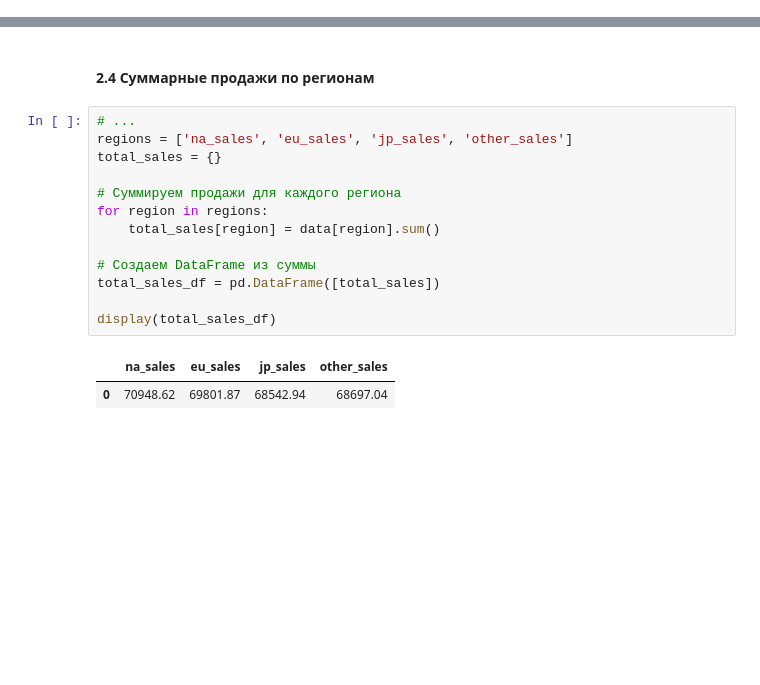
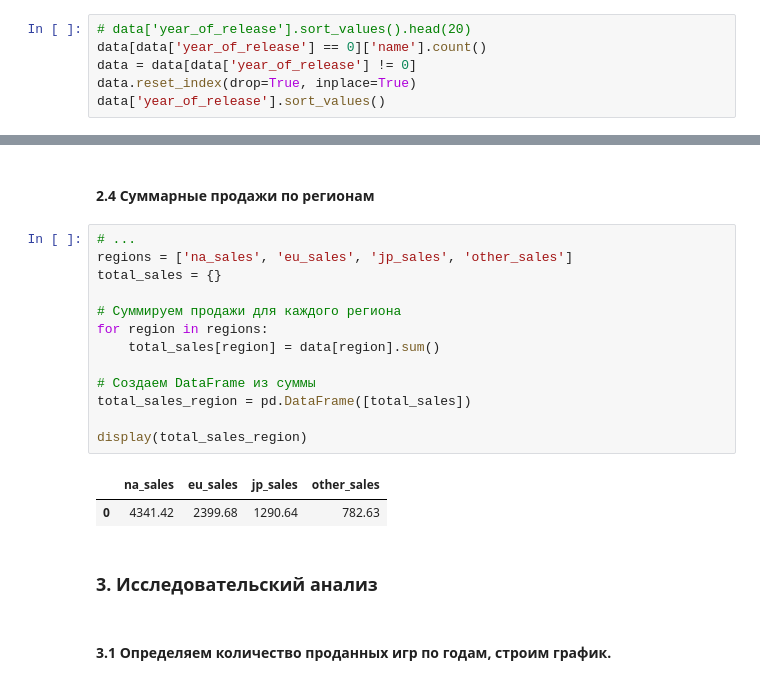
Before and after one commit to eugenii/data_sciencse, a Jupyter notebook: sprint_09_Сборный_проект_1/sbornii_1.ipynb, the cells around one changed output, grey strips where cells are left out. Saved outputs shown, nothing was run; the diff lists cells and outputs as text; blank space fills up the shorter version.

```diff
--- a/sprint_09_Сборный_проект_1/sbornii_1.ipynb
+++ b/sprint_09_Сборный_проект_1/sbornii_1.ipynb
@@ -194,0 +241,6 @@ Name: user_score, dtype: float64
+# %%
+# data['year_of_release'].sort_values().head(20)
+data[data['year_of_release'] == 0]['name'].count()
+data = data[data['year_of_release'] != 0]
+data.reset_index(drop=True, inplace=True)
+data['year_of_release'].sort_values()
@@ -197,16 +262,20 @@ Name: user_score, dtype: float64
 # %%
 # ...
 regions = ['na_sales', 'eu_sales', 'jp_sales', 'other_sales']
 total_sales = {}
 
 # Суммируем продажи для каждого региона
 for region in regions:
     total_sales[region] = data[region].sum()
 
 # Создаем DataFrame из суммы
-total_sales_df = pd.DataFrame([total_sales])
+total_sales_region = pd.DataFrame([total_sales])
 
-display(total_sales_df)
+display(total_sales_region)
 # %% [output]
 |  | na_sales | eu_sales | jp_sales | other_sales |
-| 0 | 70948.62 | 69801.87 | 68542.94 | 68697.04 |
+| 0 | 4341.42 | 2399.68 | 1290.64 | 782.63 |
+# %% [markdown]
+### 3. Исследовательский анализ
+# %% [markdown]
+#### 3.1 Определяем количество проданных игр по годам, строим график.
```
Also changed, not shown: parts of 33 cells of this notebook.
